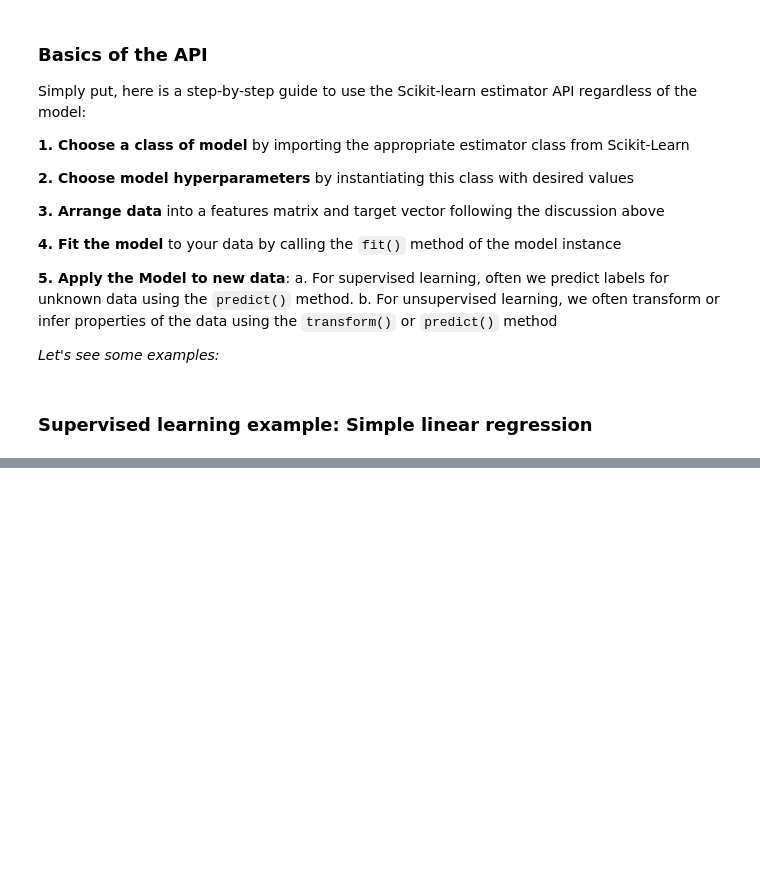
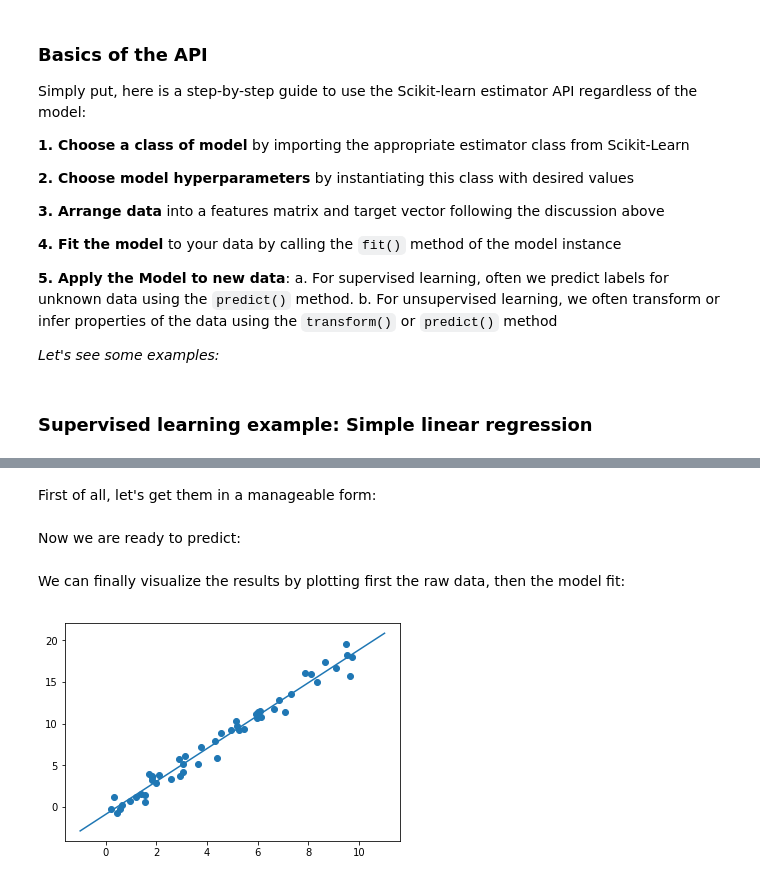
Before and after one commit to GiuseppeBaldini/Python-DS-Handbook, a Jupyter notebook: 5.Machine_Learning/05.02 - Introducing Scikit-Learn.ipynb, the cells around one changed output, grey strips where cells are left out. Drawn from its saved outputs; the diff is of its cells as text; code cells hidden in the pictures; blank space fills up the shorter version.

```diff
--- a/5.Machine_Learning/05.02 - Introducing Scikit-Learn.ipynb
+++ b/5.Machine_Learning/05.02 - Introducing Scikit-Learn.ipynb
@@ -108,0 +160,2 @@ plt.scatter(x, y);
+# %%
+model.fit(X, y)
@@ -108,0 +179,17 @@ plt.scatter(x, y);
+# %%
+xfit = np.linspace(-1, 11)
+# %% [markdown]
+First of all, let's get them in a manageable form:
+# %%
+Xfit = xfit[:, np.newaxis]
+# %% [markdown]
+Now we are ready to predict:
+# %%
+yfit = model.predict(Xfit)
+# %% [markdown]
+We can finally visualize the results by plotting first the raw data, then the model fit:
+# %%
+plt.scatter(x, y)
+plt.plot(xfit, yfit);
+# %% [output]
+[figure, added]
```
Also changed, not shown: parts of 24 cells of this notebook.
